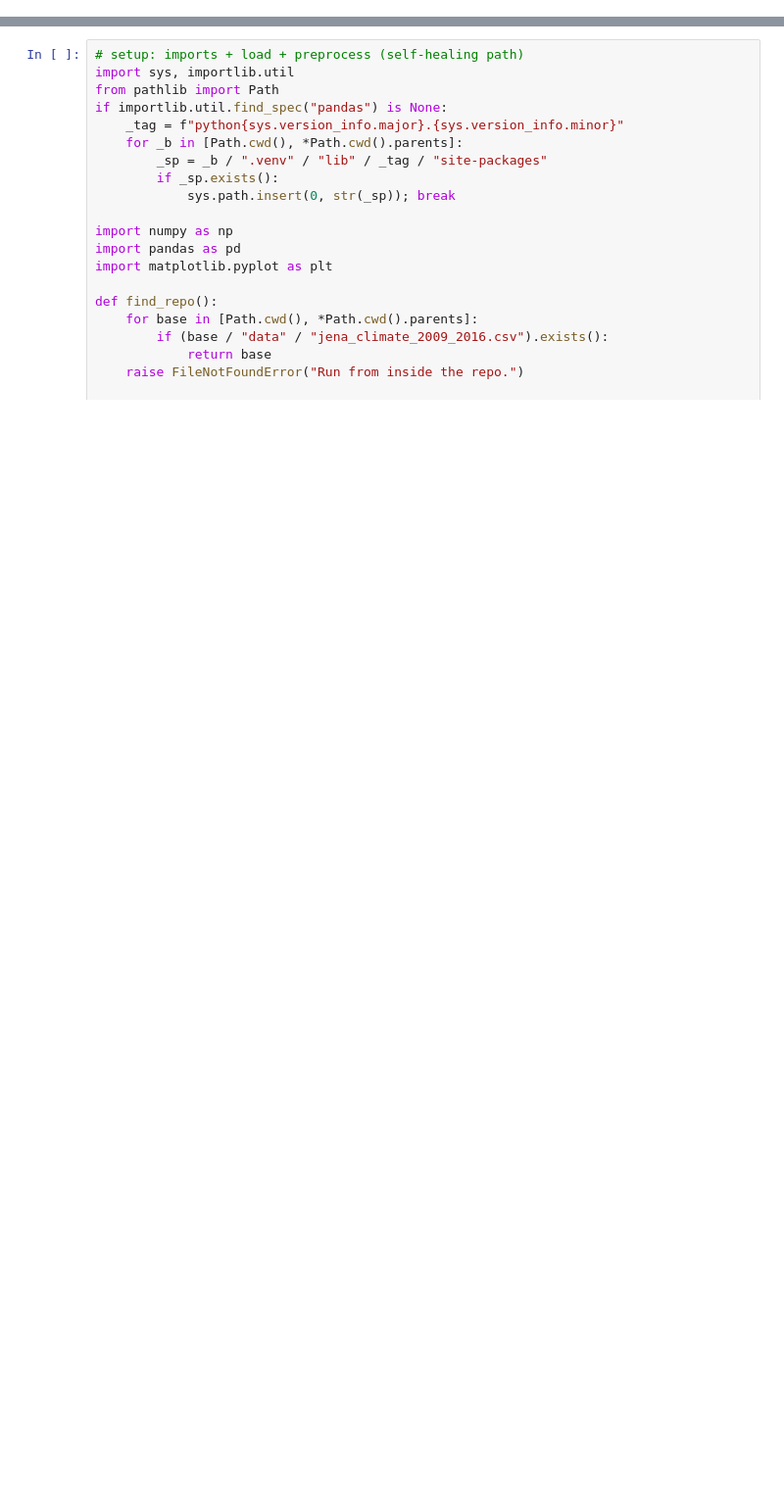
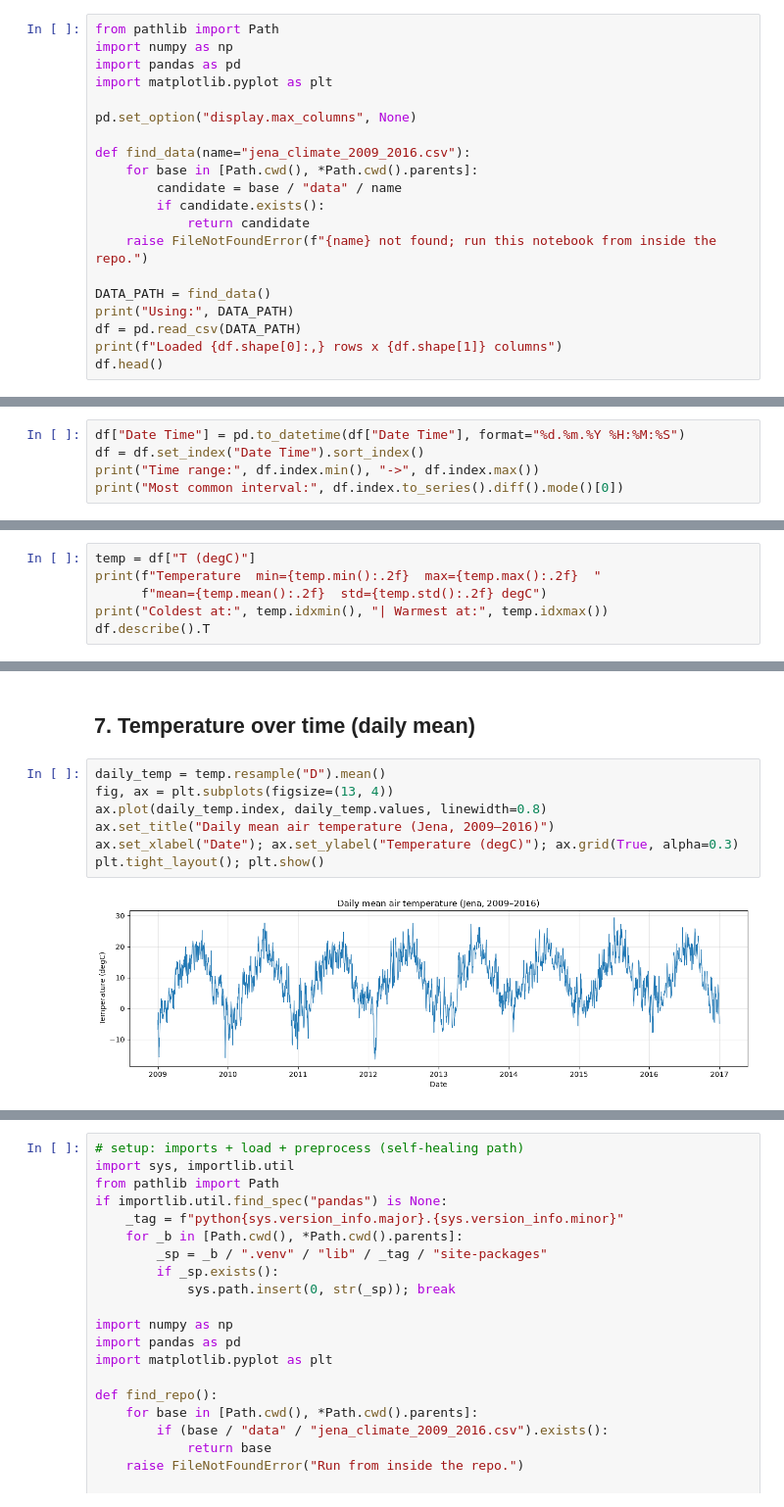
Before and after one commit to bellosahmed/time_series_hci, a Jupyter notebook: v1/notebooks/01_data_exploration_and_visualization.ipynb, the cells around one changed output, grey strips where cells are left out. Shown at 98% size. Drawn from its saved outputs; the diff is of its cells as text; blank space fills up the shorter version.

```diff
--- a/v1/notebooks/04_visualizations.ipynb
+++ b/v1/notebooks/01_data_exploration_and_visualization.ipynb
@@ -6,0 +28,20 @@ Richer visual exploration of the Jena temperature data and the pipeline's result
+# %%
+from pathlib import Path
+import numpy as np
+import pandas as pd
+import matplotlib.pyplot as plt
+
+pd.set_option("display.max_columns", None)
+
+def find_data(name="jena_climate_2009_2016.csv"):
+    for base in [Path.cwd(), *Path.cwd().parents]:
+        candidate = base / "data" / name
+        if candidate.exists():
+            return candidate
+    raise FileNotFoundError(f"{name} not found; run this notebook from inside the repo.")
+
+DATA_PATH = find_data()
+print("Using:", DATA_PATH)
+df = pd.read_csv(DATA_PATH)
+print(f"Loaded {df.shape[0]:,} rows x {df.shape[1]} columns")
+df.head()
@@ -6,0 +61,5 @@ Richer visual exploration of the Jena temperature data and the pipeline's result
+# %%
+df["Date Time"] = pd.to_datetime(df["Date Time"], format="%d.%m.%Y %H:%M:%S")
+df = df.set_index("Date Time").sort_index()
+print("Time range:", df.index.min(), "->", df.index.max())
+print("Most common interval:", df.index.to_series().diff().mode()[0])
@@ -6,0 +110,6 @@ Richer visual exploration of the Jena temperature data and the pipeline's result
+# %%
+temp = df["T (degC)"]
+print(f"Temperature  min={temp.min():.2f}  max={temp.max():.2f}  "
+      f"mean={temp.mean():.2f}  std={temp.std():.2f} degC")
+print("Coldest at:", temp.idxmin(), "| Warmest at:", temp.idxmax())
+df.describe().T
@@ -6,0 +134,11 @@ Richer visual exploration of the Jena temperature data and the pipeline's result
+# %% [markdown]
+## 7. Temperature over time (daily mean)
+# %%
+daily_temp = temp.resample("D").mean()
+fig, ax = plt.subplots(figsize=(13, 4))
+ax.plot(daily_temp.index, daily_temp.values, linewidth=0.8)
+ax.set_title("Daily mean air temperature (Jena, 2009–2016)")
+ax.set_xlabel("Date"); ax.set_ylabel("Temperature (degC)"); ax.grid(True, alpha=0.3)
+plt.tight_layout(); plt.show()
+# %% [output]
+[figure, added]
```
Also changed, not shown: parts of 17 cells of this notebook, 33 other files.
